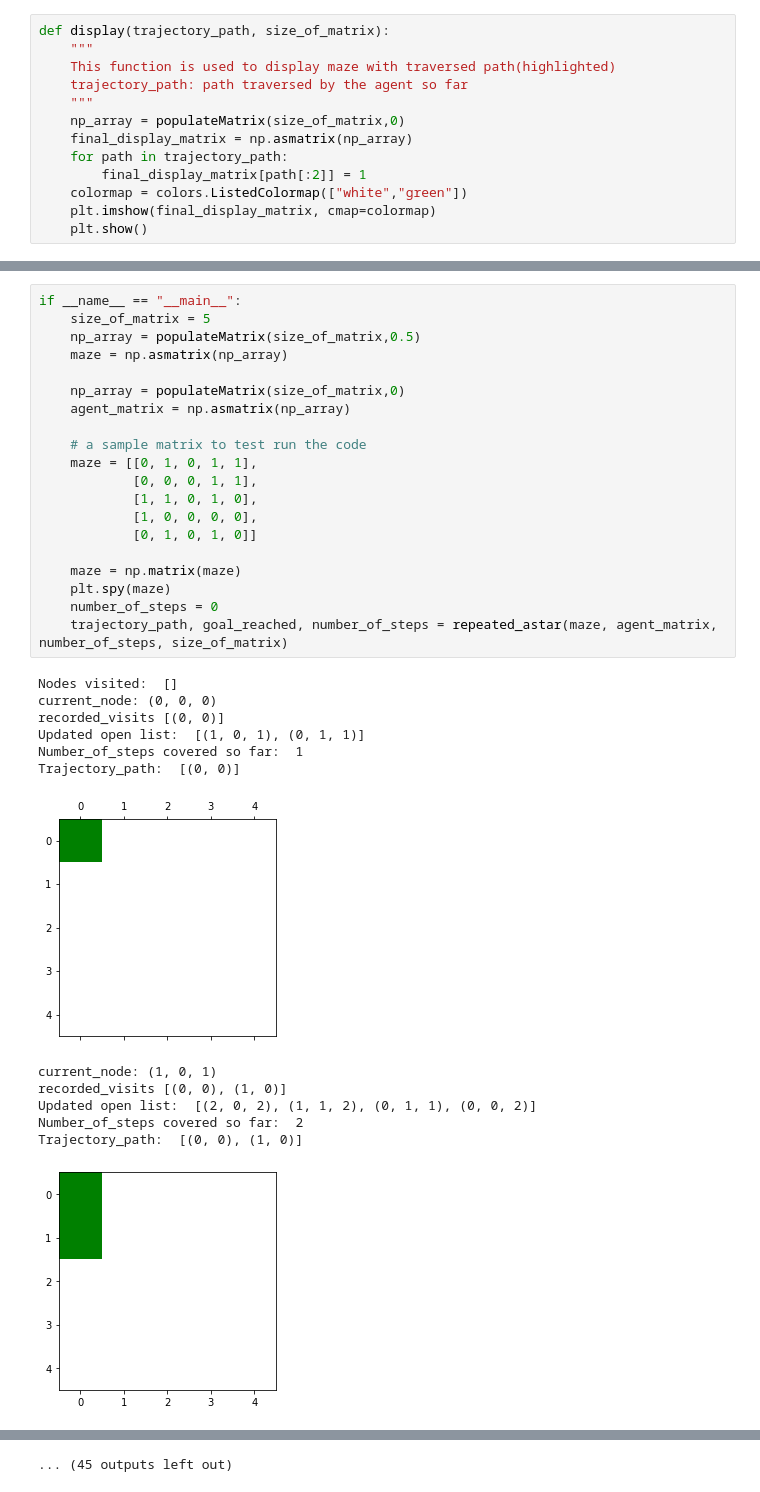
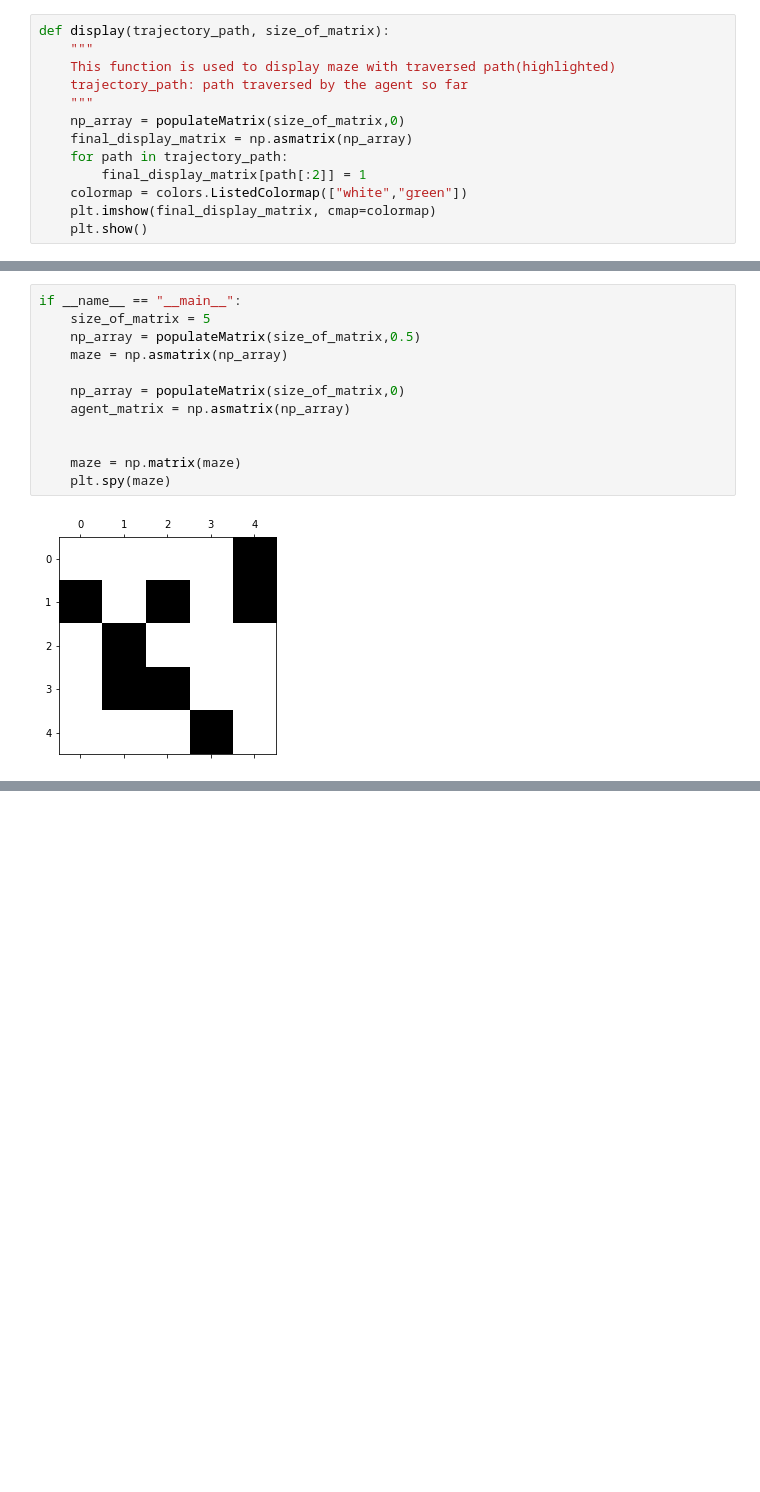
Before and after one commit to harish-udhayakumar/A-star, a Jupyter notebook: Repeated-A-star.ipynb, the cells around one changed output, grey strips where cells are left out. Drawn from its saved outputs; the diff is of its cells as text; blank space fills up the shorter version.

```diff
--- a/Repeated-A-star.ipynb
+++ b/Repeated-A-star.ipynb
@@ -246,34 +260,14 @@ def repeated_astar(maze, agent_matrix, number_of_steps, size_of_matrix):
 # %%
 if __name__ == "__main__":
     size_of_matrix = 5
     np_array = populateMatrix(size_of_matrix,0.5)
     maze = np.asmatrix(np_array)
 
     np_array = populateMatrix(size_of_matrix,0)
     agent_matrix = np.asmatrix(np_array)
 
-    # a sample matrix to test run the code
-    maze = [[0, 1, 0, 1, 1],
-            [0, 0, 0, 1, 1],
-            [1, 1, 0, 1, 0],
-            [1, 0, 0, 0, 0],
-            [0, 1, 0, 1, 0]]
 
     maze = np.matrix(maze)
     plt.spy(maze)
-    number_of_steps = 0
-    trajectory_path, goal_reached, number_of_steps = repeated_astar(maze, agent_matrix, number_of_steps, size_of_matrix)
 # %% [output]
-Nodes visited:  []
-current_node: (0, 0, 0)
-recorded_visits [(0, 0)]
-Updated open list:  [(1, 0, 1), (0, 1, 1)]
-Number_of_steps covered so far:  1
-Trajectory_path:  [(0, 0)]
-[figure, old version]
+[figure, new version]
-current_node: (1, 0, 1)
-recorded_visits [(0, 0), (1, 0)]
-Updated open list:  [(2, 0, 2), (1, 1, 2), (0, 1, 1), (0, 0, 2)]
-Number_of_steps covered so far:  2
-Trajectory_path:  [(0, 0), (1, 0)]
-[figure, removed]
@@ -310 +273,0 @@ Trajectory_path:  [(0, 0)]
-... (45 outputs left out)
```
Also changed, not shown: parts of 5 cells of this notebook.
